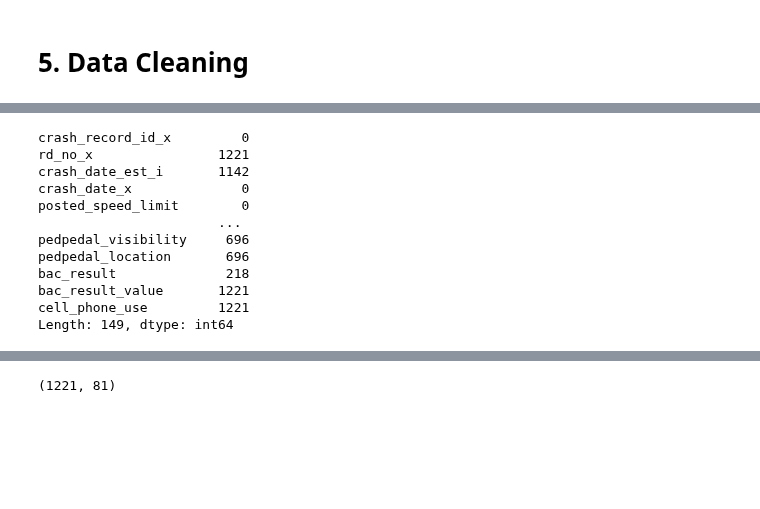
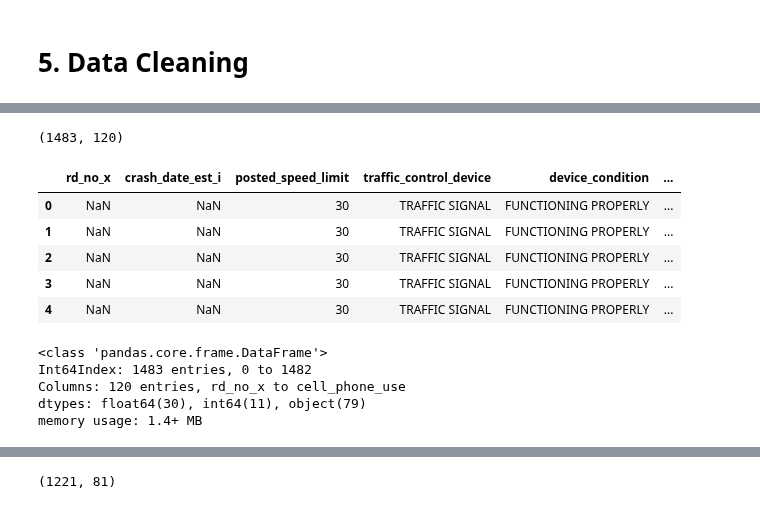
Before and after one commit to Ivan3864/dsc-Accidents-analysis, a Jupyter notebook: notebook.ipynb, the cells around one changed output, grey strips where cells are left out. Cells and saved outputs as stored; diff of their text form; code cells hidden in the pictures; blank space fills up the shorter version.

```diff
--- a/notebook.ipynb
+++ b/notebook.ipynb
@@ -126,19 +126,26 @@ df.head()
-# %%
-# Calculate the number of null values for each column
-nulls = df.isna().sum()
-nulls
-# %% [output]
-crash_record_id_x         0
-rd_no_x                1221
-crash_date_est_i       1142
-crash_date_x              0
-posted_speed_limit        0
-                       ...
-pedpedal_visibility     696
-pedpedal_location       696
-bac_result              218
-bac_result_value       1221
-cell_phone_use         1221
-Length: 149, dtype: int64
+# %%
+# dropping redundant columns, previewing shape, data and info
+drop = ['crash_record_id_x', 'crash_date_x', 'alignment', 'intersection_related_i', 'sec_contributory_cause',
+        'num_units','crash_unit_id', 'vehicle_id', 'person_id', "crash_record_id_y", 'street_no', 'street_direction',
+       'street_name', 'location', 'zipcode', 'crash_month', 'latitude', 'longitude', 'crash_date_y', 'unit_no',
+       'model', 'vehicle_year', 'vehicle_use', 'travel_direction', 'maneuver', 'occupant_cnt', 'first_contact_point',
+       'lic_plate_state', 'city']
+cleaned_df = df.drop(columns=drop)
+print(cleaned_df.shape)
+display(cleaned_df.head())
+cleaned_df.info()
+# %% [output]
+(1483, 120)
+|  | rd_no_x | crash_date_est_i | posted_speed_limit | traffic_control_device | device_condition | ... |
+| 0 | NaN | NaN | 30 | TRAFFIC SIGNAL | FUNCTIONING PROPERLY | ... |
+| 1 | NaN | NaN | 30 | TRAFFIC SIGNAL | FUNCTIONING PROPERLY | ... |
+| 2 | NaN | NaN | 30 | TRAFFIC SIGNAL | FUNCTIONING PROPERLY | ... |
+| 3 | NaN | NaN | 30 | TRAFFIC SIGNAL | FUNCTIONING PROPERLY | ... |
+| 4 | NaN | NaN | 30 | TRAFFIC SIGNAL | FUNCTIONING PROPERLY | ... |
+<class 'pandas.core.frame.DataFrame'>
+Int64Index: 1483 entries, 0 to 1482
+Columns: 120 entries, rd_no_x to cell_phone_use
+dtypes: float64(30), int64(11), object(79)
+memory usage: 1.4+ MB
 # %%
 # calculating nulls percentage
```
Also changed, not shown: parts of 13 cells of this notebook.
